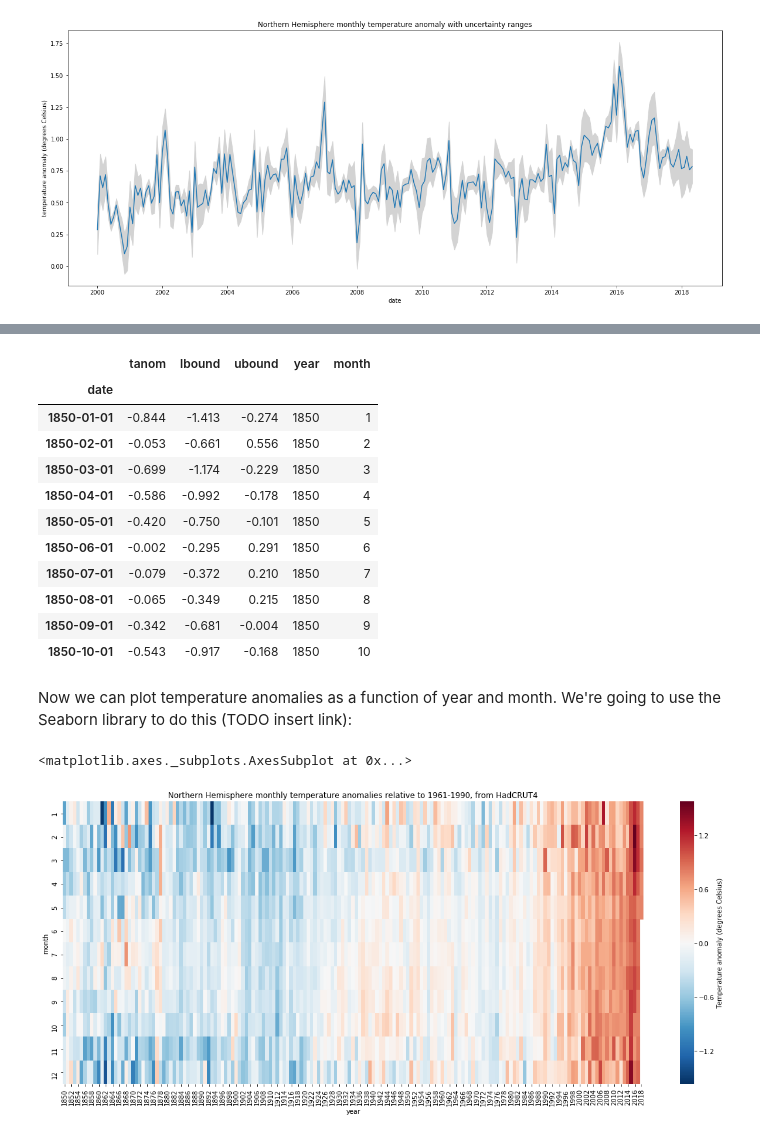
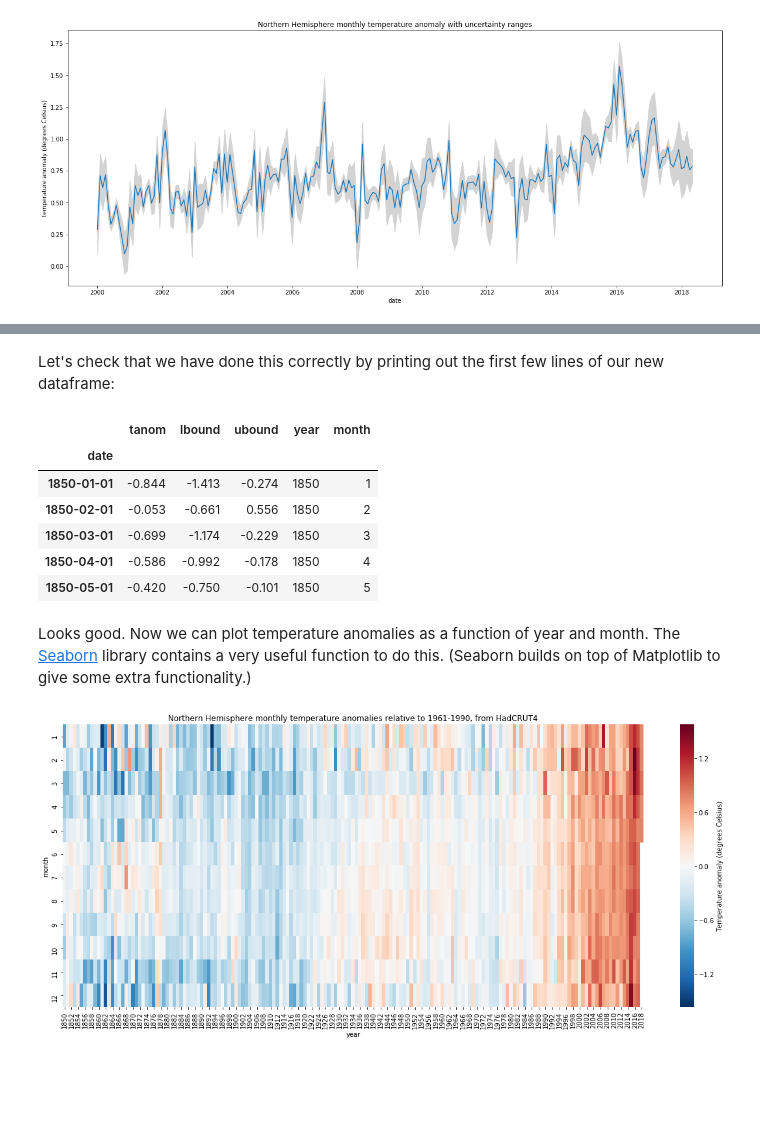
Before and after one commit to Data-Tree/visualization, a Jupyter notebook: timeseries/Visualizing timeseries.ipynb, the cells around one changed output, grey strips where cells are left out. Drawn from its saved outputs; the diff is of its cells as text; code cells hidden in the pictures; blank space fills up the shorter version.

Commit message:
General tidy-up of notebooks prior to DataTree release

```diff
--- a/timeseries/Visualizing timeseries.ipynb
+++ b/timeseries/Visualizing timeseries.ipynb
@@ -72,28 +104,28 @@ First we have to separate out the year and month into new columns. The date is c
 df['year'] = df.index.map(lambda d: d.year)
 # Extract the month and add it to a new column
 df['month'] = df.index.map(lambda d: d.month)
-df[:10]
-# %% [output]
-|  | tanom | lbound | ubound | year | month |
-| date |  |  |  |  |  |
-| 1850-01-01 | -0.844 | -1.413 | -0.274 | 1850 | 1 |
-| 1850-02-01 | -0.053 | -0.661 | 0.556 | 1850 | 2 |
-| 1850-03-01 | -0.699 | -1.174 | -0.229 | 1850 | 3 |
-| 1850-04-01 | -0.586 | -0.992 | -0.178 | 1850 | 4 |
-| 1850-05-01 | -0.420 | -0.750 | -0.101 | 1850 | 5 |
-| 1850-06-01 | -0.002 | -0.295 | 0.291 | 1850 | 6 |
-| 1850-07-01 | -0.079 | -0.372 | 0.210 | 1850 | 7 |
-| 1850-08-01 | -0.065 | -0.349 | 0.215 | 1850 | 8 |
-| 1850-09-01 | -0.342 | -0.681 | -0.004 | 1850 | 9 |
-| 1850-10-01 | -0.543 | -0.917 | -0.168 | 1850 | 10 |
+# %% [markdown]
+Let's check that we have done this correctly by printing out the first few lines of our new dataframe:
+# %%
+df[:5]
+# %% [output]
+|  | tanom | lbound | ubound | year | month |
+| date |  |  |  |  |  |
+| 1850-01-01 | -0.844 | -1.413 | -0.274 | 1850 | 1 |
+| 1850-02-01 | -0.053 | -0.661 | 0.556 | 1850 | 2 |
+| 1850-03-01 | -0.699 | -1.174 | -0.229 | 1850 | 3 |
+| 1850-04-01 | -0.586 | -0.992 | -0.178 | 1850 | 4 |
+| 1850-05-01 | -0.420 | -0.750 | -0.101 | 1850 | 5 |
 # %% [markdown]
-Now we can plot temperature anomalies as a function of year and month. We're going to use the Seaborn library to do this (TODO insert link):
+Looks good. Now we can plot temperature anomalies as a function of year and month. The [Seaborn](https://seaborn.pydata.org) library contains a very useful function to do this. (Seaborn builds on top of Matplotlib to give some extra functionality.)
 # %%
 import seaborn as sns
 
+# Here we are extracting the data we need from the Pandas dataframe
 heatmap_data = df.pivot(index='month', columns='year', values='tanom')
 
-# Get the min and max values of the temperature anomaly
+# We need to centre the colour scale properly, so we'll need to find
+# the minimum and maximum values of the temperature anomaly data
 datamin = df['tanom'].min()
 datamax = df['tanom'].max()
 # Which one of these has the bigger absolute value? We need this to centre the colour scale properly
@@ -102,8 +134,7 @@ absmax = max(abs(datamin), abs(datamax))
 plt.figure(figsize=(20,8))
 plt.title("Northern Hemisphere monthly temperature anomalies relative to 1961-1990, from HadCRUT4")
 # Use a diverging colour scale as it is suitable for anomalies.
-sns.heatmap(heatmap_data, vmin=-absmax, vmax=absmax, cmap='RdBu_r',
+ax = sns.heatmap(heatmap_data, vmin=-absmax, vmax=absmax, cmap='RdBu_r',
             cbar_kws={'label': 'Temperature anomaly (degrees Celsius)'})
 # %% [output]
-<matplotlib.axes._subplots.AxesSubplot at 0x...>
 [figure]
```
Also changed, not shown: parts of 12 cells of this notebook, 2 other files.
